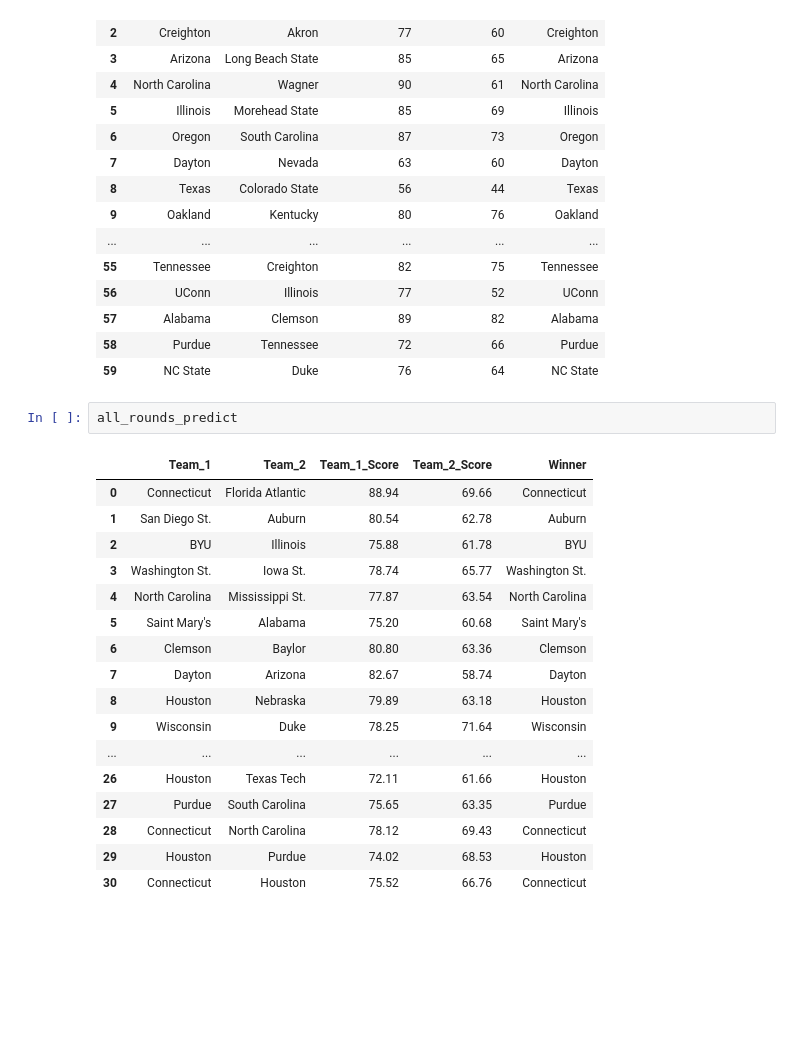
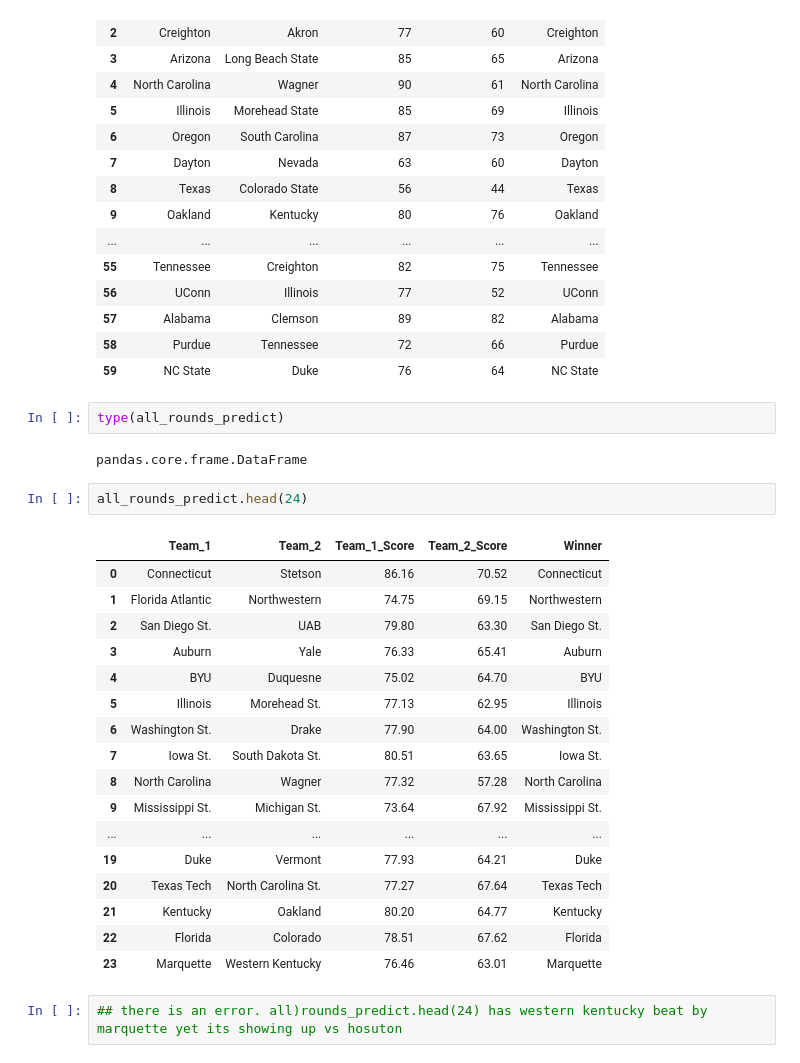
Before and after one commit to bme3412/Machine_Learning_Projects, a Jupyter notebook: ML_March_Madness_2024/March_Madness_XGBoost.ipynb, the cells around one changed output. Drawn from its saved outputs; the diff is of its cells as text; blank space fills up the shorter version.

Commit message:
predict score of each game

```diff
--- a/ML_March_Madness_2024/March_Madness_XGBoost.ipynb
+++ b/ML_March_Madness_2024/March_Madness_XGBoost.ipynb
@@ -695,22 +1034,28 @@ actual_df
 | 58 | Purdue | Tennessee | 72 | 66 | Purdue |
 | 59 | NC State | Duke | 76 | 64 | NC State |
 # %%
-all_rounds_predict
+type(all_rounds_predict)
 # %% [output]
-|  | Team_1 | Team_2 | Team_1_Score | Team_2_Score | Winner |
-| 0 | Connecticut | Florida Atlantic | 88.94 | 69.66 | Connecticut |
-| 1 | San Diego St. | Auburn | 80.54 | 62.78 | Auburn |
-| 2 | BYU | Illinois | 75.88 | 61.78 | BYU |
-| 3 | Washington St. | Iowa St. | 78.74 | 65.77 | Washington St. |
-| 4 | North Carolina | Mississippi St. | 77.87 | 63.54 | North Carolina |
-| 5 | Saint Mary's | Alabama | 75.20 | 60.68 | Saint Mary's |
-| 6 | Clemson | Baylor | 80.80 | 63.36 | Clemson |
-| 7 | Dayton | Arizona | 82.67 | 58.74 | Dayton |
-| 8 | Houston | Nebraska | 79.89 | 63.18 | Houston |
-| 9 | Wisconsin | Duke | 78.25 | 71.64 | Wisconsin |
-| ... | ... | ... | ... | ... | ... |
-| 26 | Houston | Texas Tech | 72.11 | 61.66 | Houston |
-| 27 | Purdue | South Carolina | 75.65 | 63.35 | Purdue |
-| 28 | Connecticut | North Carolina | 78.12 | 69.43 | Connecticut |
-| 29 | Houston | Purdue | 74.02 | 68.53 | Houston |
-| 30 | Connecticut | Houston | 75.52 | 66.76 | Connecticut |
+pandas.core.frame.DataFrame
+# %%
+all_rounds_predict.head(24)
+# %% [output]
+|  | Team_1 | Team_2 | Team_1_Score | Team_2_Score | Winner |
+| 0 | Connecticut | Stetson | 86.16 | 70.52 | Connecticut |
+| 1 | Florida Atlantic | Northwestern | 74.75 | 69.15 | Northwestern |
+| 2 | San Diego St. | UAB | 79.80 | 63.30 | San Diego St. |
+| 3 | Auburn | Yale | 76.33 | 65.41 | Auburn |
+| 4 | BYU | Duquesne | 75.02 | 64.70 | BYU |
+| 5 | Illinois | Morehead St. | 77.13 | 62.95 | Illinois |
+| 6 | Washington St. | Drake | 77.90 | 64.00 | Washington St. |
+| 7 | Iowa St. | South Dakota St. | 80.51 | 63.65 | Iowa St. |
+| 8 | North Carolina | Wagner | 77.32 | 57.28 | North Carolina |
+| 9 | Mississippi St. | Michigan St. | 73.64 | 67.92 | Mississippi St. |
+| ... | ... | ... | ... | ... | ... |
+| 19 | Duke | Vermont | 77.93 | 64.21 | Duke |
+| 20 | Texas Tech | North Carolina St. | 77.27 | 67.64 | Texas Tech |
+| 21 | Kentucky | Oakland | 80.20 | 64.77 | Kentucky |
+| 22 | Florida | Colorado | 78.51 | 67.62 | Florida |
+| 23 | Marquette | Western Kentucky | 76.46 | 63.01 | Marquette |
+# %%
+## there is an error. all)rounds_predict.head(24) has western kentucky beat by marquette yet its showing up vs hosuton
```
Also changed, not shown: parts of 12 cells of this notebook.
